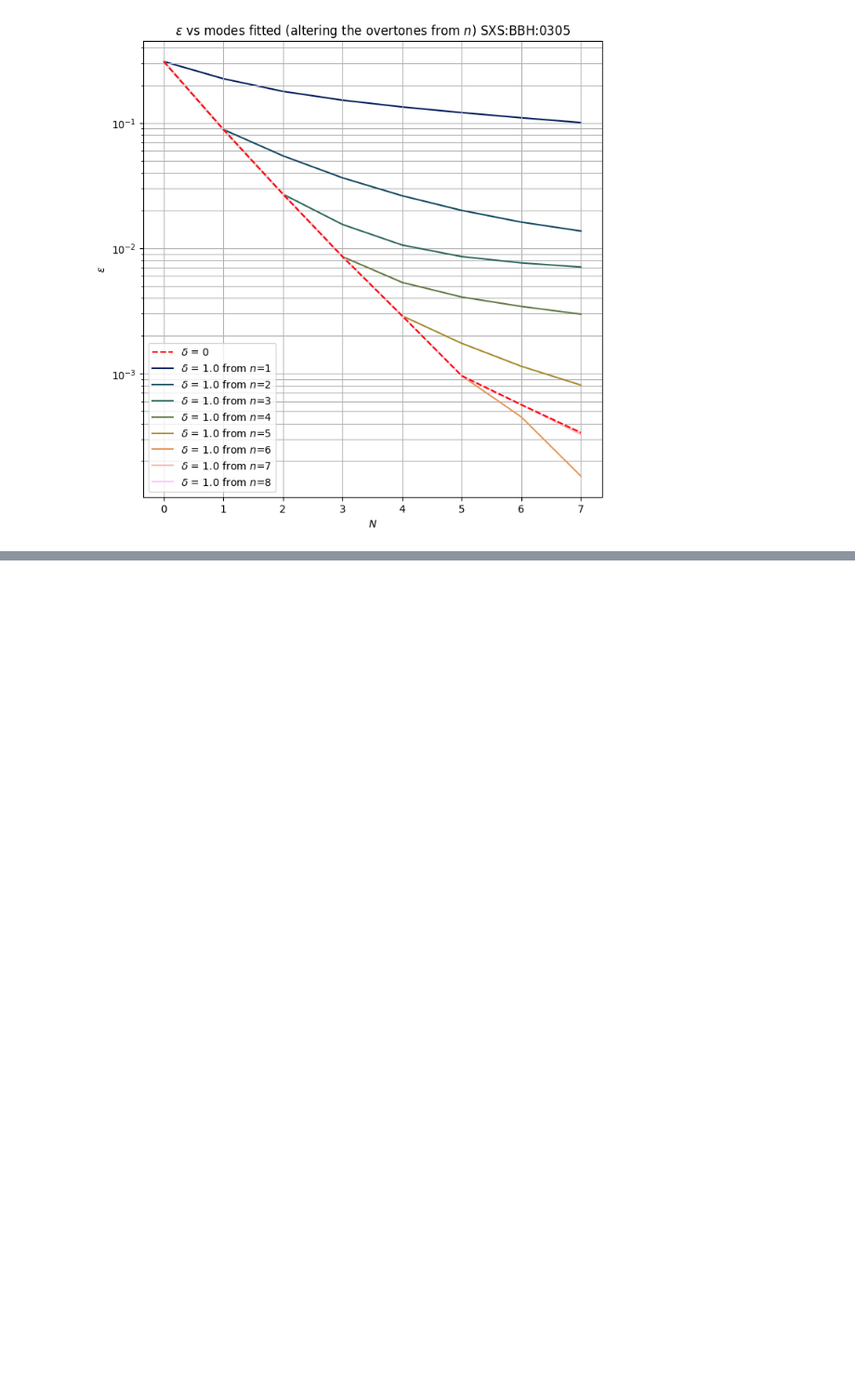
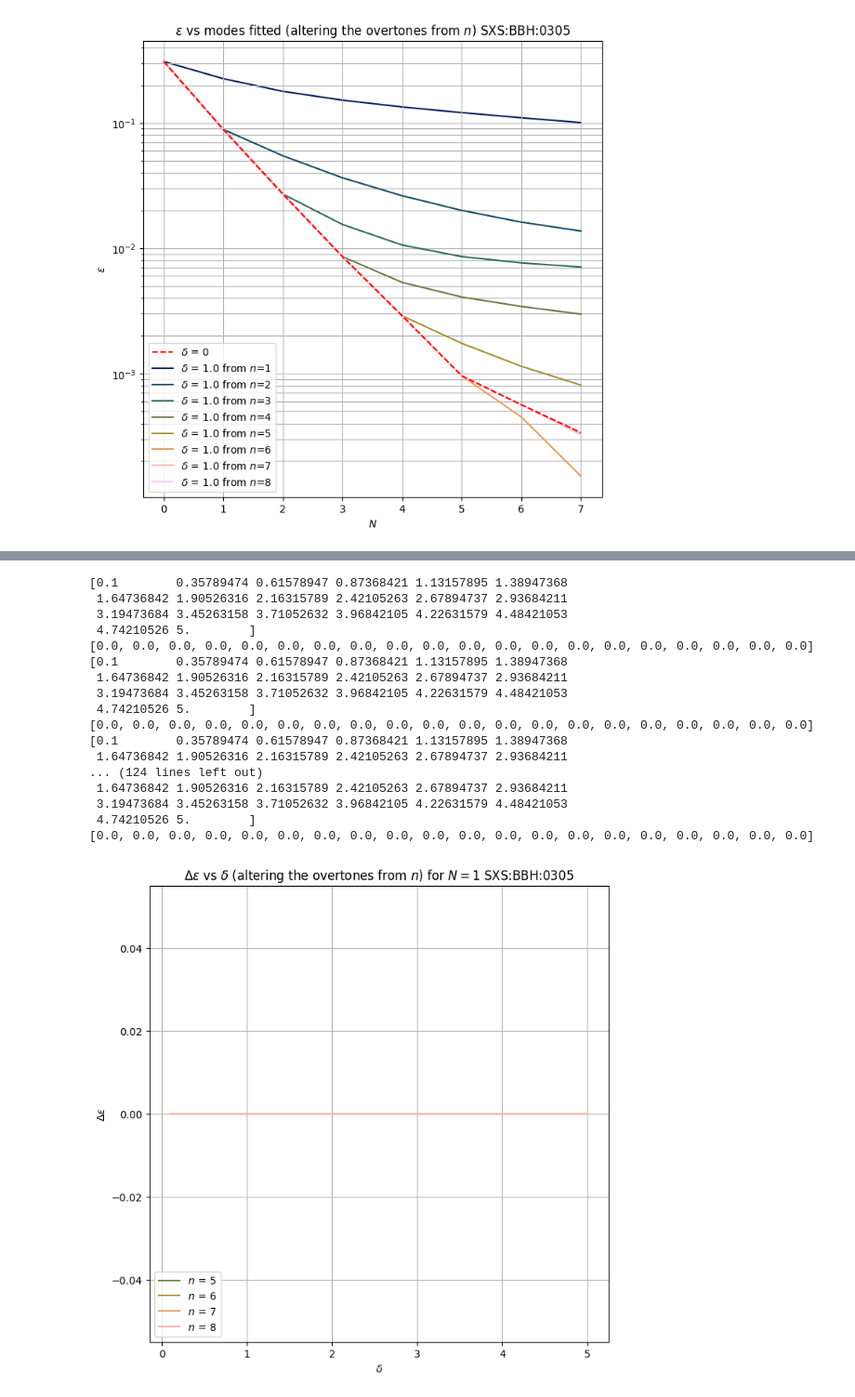
Before and after one commit to Stufffffs/qnmovertoneplots, a Jupyter notebook: overtonedelta.ipynb, the cells around one changed output, grey strips where cells are left out. Shown at 93% size. Cells and saved outputs as stored; diff of their text form; code cells hidden in the pictures; blank space fills up the shorter version.

```diff
--- a/overtonedelta.ipynb
+++ b/overtonedelta.ipynb
@@ -932,0 +870,45 @@ for (sim,ind) in zip(sims,ids):
+# %%
+for N in range(1,8):
+
+    fig, ax = plt.subplots(figsize=(8,8))
+
+
+    # n gives from which overtone we have started altering. e.g. N=0 means we altered from n=1 overtone (i.e. purple line)
+    # the N gives the number of overtones we are fitting (i.e. the x axis of the plot from above)
+
+    colors = cm.batlow(np.linspace(0,1,7+1))
+
+    # change the start in range to see the finer detail
+    for n in range(4,8):
+        deps = [sublist[N-8] for sublist in total[n::8]]
+        ax.plot(d,-np.array(deps),label=r'$n$ = ' + str(n+1),color=colors[n-1],zorder=n)
+        print(d)
+        print(deps)
+
+    ax.grid(which='both')
+    ax.set_title(r'$\Delta\epsilon$ vs $\delta$ (altering the overtones from $n$) for $N=$' + str(N) + ' SXS:BBH:' + f'{ind:04}')
+    ax.set_xlabel(r'$\delta$')
+    ax.set_ylabel(r'$\Delta\epsilon$')
+    ax.legend(loc='lower left')#,ncol=2)
+    #ax.set_xlim(-1,40)
+    #ax.set_ylim(0,1e-3)
+    #ax.set_yscale('log')
+# %% [output]
+[0.1        0.35789474 0.61578947 0.87368421 1.13157895 1.38947368
+ 1.64736842 1.90526316 2.16315789 2.42105263 2.67894737 2.93684211
+ 3.19473684 3.45263158 3.71052632 3.96842105 4.22631579 4.48421053
+ 4.74210526 5.        ]
+[0.0, 0.0, 0.0, 0.0, 0.0, 0.0, 0.0, 0.0, 0.0, 0.0, 0.0, 0.0, 0.0, 0.0, 0.0, 0.0, 0.0, 0.0, 0.0, 0.0]
+[0.1        0.35789474 0.61578947 0.87368421 1.13157895 1.38947368
+ 1.64736842 1.90526316 2.16315789 2.42105263 2.67894737 2.93684211
+ 3.19473684 3.45263158 3.71052632 3.96842105 4.22631579 4.48421053
+ 4.74210526 5.        ]
+[0.0, 0.0, 0.0, 0.0, 0.0, 0.0, 0.0, 0.0, 0.0, 0.0, 0.0, 0.0, 0.0, 0.0, 0.0, 0.0, 0.0, 0.0, 0.0, 0.0]
+[0.1        0.35789474 0.61578947 0.87368421 1.13157895 1.38947368
+ 1.64736842 1.90526316 2.16315789 2.42105263 2.67894737 2.93684211
+... (124 lines left out)
+ 1.64736842 1.90526316 2.16315789 2.42105263 2.67894737 2.93684211
+ 3.19473684 3.45263158 3.71052632 3.96842105 4.22631579 4.48421053
+ 4.74210526 5.        ]
+[0.0, 0.0, 0.0, 0.0, 0.0, 0.0, 0.0, 0.0, 0.0, 0.0, 0.0, 0.0, 0.0, 0.0, 0.0, 0.0, 0.0, 0.0, 0.0, 0.0]
+[figure, added]
```
Also changed, not shown: parts of 9 cells of this notebook, 1 other file.
